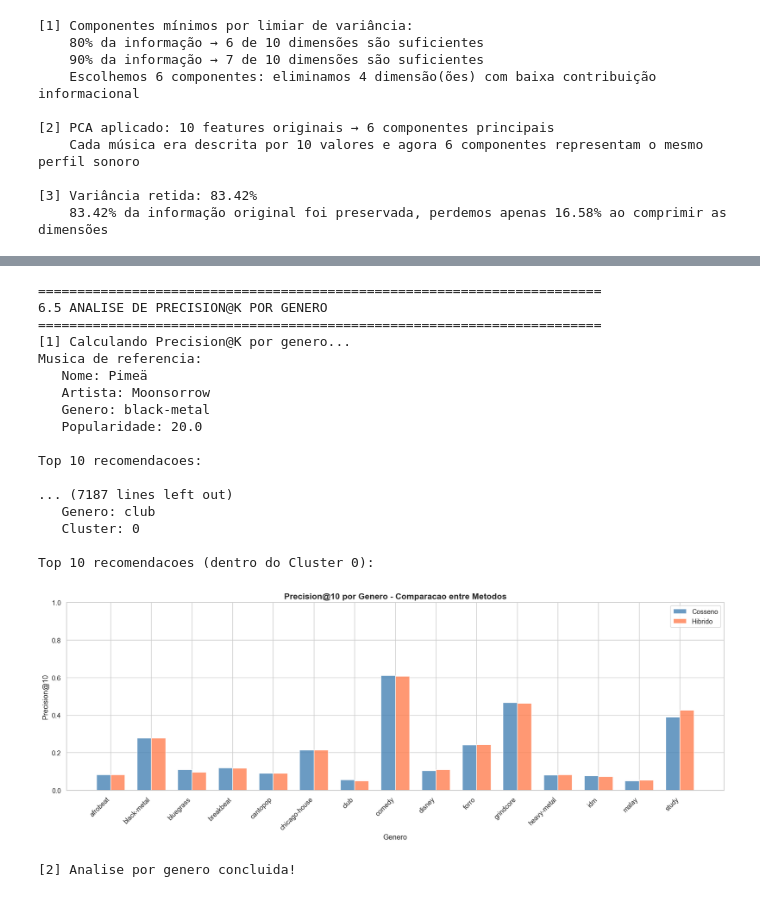
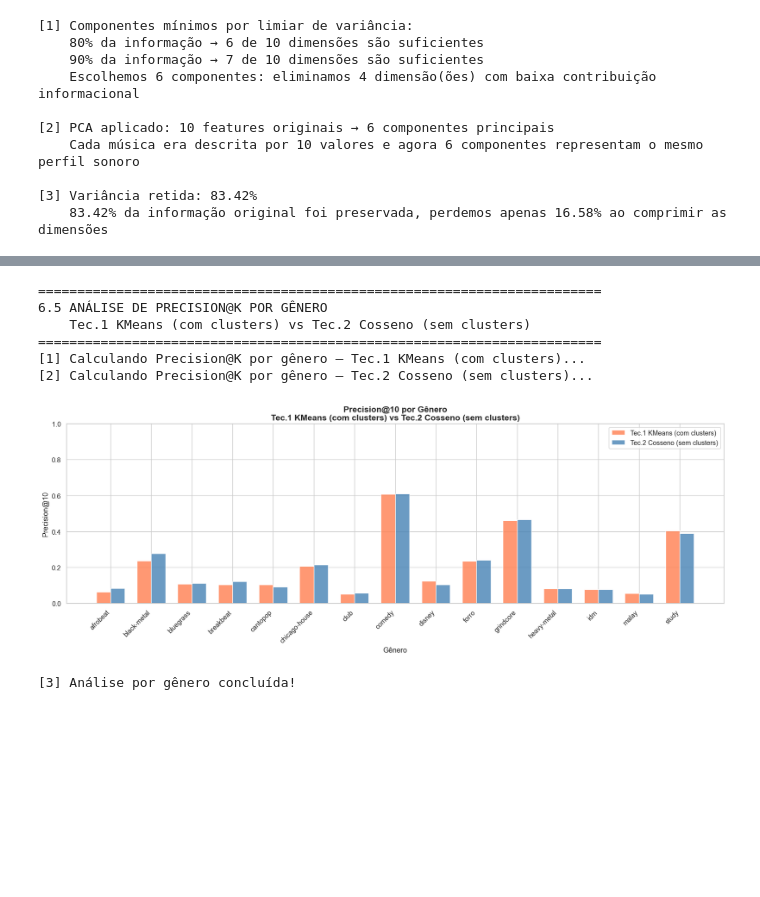
Before and after one commit to jmachadogui/analise-spotify, a Jupyter notebook: Tópicos_IV_Relatório_Mineração_Dados_Recomendação_Spotify.ipynb, the cells around one changed output, grey strips where cells are left out. Saved outputs shown, nothing was run; the diff lists cells and outputs as text; code cells hidden in the pictures; blank space fills up the shorter version.

```diff
--- a/Tópicos_IV_Relatório_Mineração_Dados_Recomendação_Spotify.ipynb
+++ b/Tópicos_IV_Relatório_Mineração_Dados_Recomendação_Spotify.ipynb
@@ -880,17 +1121,18 @@ print(
 # %%
 # ============================================================
-# 4.2 Teste da recomendação por Cosseno
+# 4.2 Teste da recomendação por KMeans
 # ============================================================
 print("=" * 72)
-print("4.2 TESTE DA RECOMENDAÇÃO POR SIMILARIDADE DE COSSENO")
+print("4.2 TESTE — TÉCNICA 1: KMEANS (DISTÂNCIA EUCLIDIANA)")
+print("    Usa clusters KMeans para filtrar + ordena por dist. Euclidiana")
 print("=" * 72)
 
 # Testar com músicas conhecidas de diferentes gêneros
 test_songs = ["Comedy", "Brave", "I'm Yours", "Gravity", "Hold On"]
 
 for song in test_songs:
-    print("=" * 72)
-    recs = recommend_cosine(song, df, X_scaled, top_n=5)
+    print("\n" + "=" * 72)
+    recs = recommend_kmeans(song, df, X_scaled, top_n=5)
     print()
 # %% [output]
 ========================================================================
@@ -1027,14 +1315,15 @@ print(
 # %%
 # ============================================================
-# 5.2 Teste da recomendação híbrida
+# 5.2 Teste da recomendação por Cosseno
 # ============================================================
 print("=" * 72)
-print("5.2 TESTE DA RECOMENDACAO HIBRIDA")
+print("5.2 TESTE — TÉCNICA 2: SIMILARIDADE DE COSSENO")
+print("    Catálogo COMPLETO, SEM clusters — técnica independente do KMeans")
 print("=" * 72)
 
 for song in test_songs:
-    print("=" * 72)
-    recs = recommend_hybrid(song, df, X_scaled, top_n=5)
+    print("\n" + "=" * 72)
+    recs = recommend_cosine(song, df, X_scaled, top_n=5)
     print()
 # %% [output]
 ========================================================================
@@ -1376,7 +1808,8 @@ plt.show()
 # 6.5 Análise por gênero: Precision@K por gênero
 # ============================================================
 print("=" * 72)
-print("6.5 ANALISE DE PRECISION@K POR GENERO")
+print("6.5 ANÁLISE DE PRECISION@K POR GÊNERO")
+print("    Tec.1 KMeans (com clusters) vs Tec.2 Cosseno (sem clusters)")
 print("=" * 72)
 
 
@@ -1414,66 +1847,59 @@ def precision_by_genre(
     return genre_precisions
 
 
-print("[1] Calculando Precision@K por genero...")
+print("[1] Calculando Precision@K por gênero — Tec.1 KMeans (com clusters)...")
+genre_prec_kmeans = precision_by_genre(recommend_kmeans, df, X_scaled)
+
+print("[2] Calculando Precision@K por gênero — Tec.2 Cosseno (sem clusters)...")
 genre_prec_cosine = precision_by_genre(recommend_cosine, df, X_scaled)
-genre_prec_hybrid = precision_by_genre(recommend_hybrid, df, X_scaled)
 
 # Barras agrupadas por gênero
-genres = sorted(set(genre_prec_cosine.keys()) & set(genre_prec_hybrid.keys()))
+genres = sorted(set(genre_prec_kmeans.keys()) & set(genre_prec_cosine.keys()))
 x = np.arange(len(genres))
 width = 0.35
 
 fig, ax = plt.subplots(figsize=(16, 6))
 bars1 = ax.bar(
     x - width / 2,
-    [genre_prec_cosine.get(g, 0) for g in genres],
+    [genre_prec_kmeans.get(g, 0) for g in genres],
     width,
-    label="Cosseno",
-    color="steelblue",
+    label="Tec.1 KMeans (com clusters)",
+    color="coral",
     alpha=0.8,
 )
 bars2 = ax.bar(
     x + width / 2,
-    [genre_prec_hybrid.get(g, 0) for g in genres],
+    [genre_prec_cosine.get(g, 0) for g in genres],
     width,
-    label="Hibrido",
-    color="coral",
+    label="Tec.2 Cosseno (sem clusters)",
+    color="steelblue",
     alpha=0.8,
 )
 
-ax.set_xlabel("Genero", fontsize=12)
+ax.set_xlabel("Gênero", fontsize=12)
 ax.set_ylabel("Precision@10", fontsize=12)
 ax.set_title(
-    "Precision@10 por Genero - Comparacao entre Metodos", fontsize=14, fontweight="bold"
+    "Precision@10 por Gênero\nTec.1 KMeans (com clusters) vs Tec.2 Cosseno (sem clusters)",
+    fontsize=14,
+    fontweight="bold",
 )
 ax.set_xticks(x)
 ax.set_xticklabels(genres, rotation=45, ha="right")
 ax.legend(fontsize=11)
 ax.set_ylim(0, 1)
 
 plt.tight_layout()
 plt.savefig("resultados/21_precision_por_genero.png", dpi=150, bbox_inches="tight")
 plt.show()
 
-print("\n[2] Analise por genero concluida!")
+print("\n[3] Análise por gênero concluída!")
 # %% [output]
 ========================================================================
-6.5 ANALISE DE PRECISION@K POR GENERO
+6.5 ANÁLISE DE PRECISION@K POR GÊNERO
+    Tec.1 KMeans (com clusters) vs Tec.2 Cosseno (sem clusters)
 ========================================================================
-[1] Calculando Precision@K por genero...
-Musica de referencia:
-   Nome: Pimeä
-   Artista: Moonsorrow
-   Genero: black-metal
-   Popularidade: 20.0
-
-Top 10 recomendacoes:
-
-... (7187 lines left out)
-   Genero: club
-   Cluster: 0
-
-Top 10 recomendacoes (dentro do Cluster 0):
+[1] Calculando Precision@K por gênero — Tec.1 KMeans (com clusters)...
+[2] Calculando Precision@K por gênero — Tec.2 Cosseno (sem clusters)...
-[figure, old version]
+[figure, new version]
-[2] Analise por genero concluida!
+[3] Análise por gênero concluída!
 # %% [markdown]
```
Also changed, not shown: parts of 27 cells of this notebook, 12 other files.
